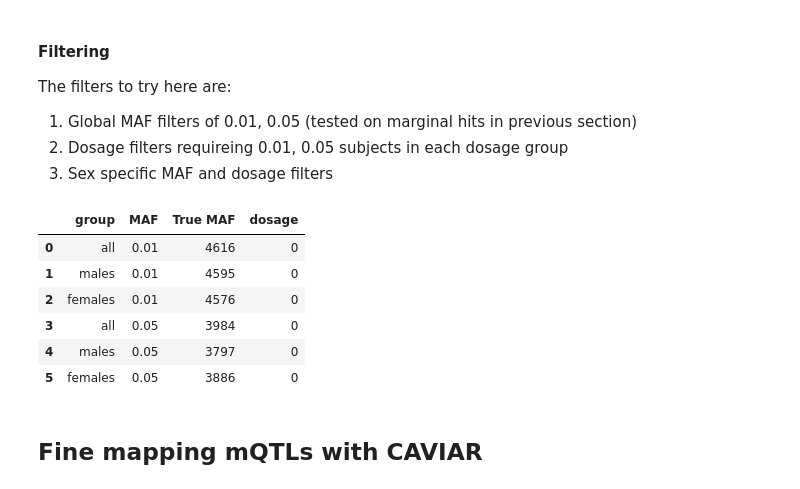
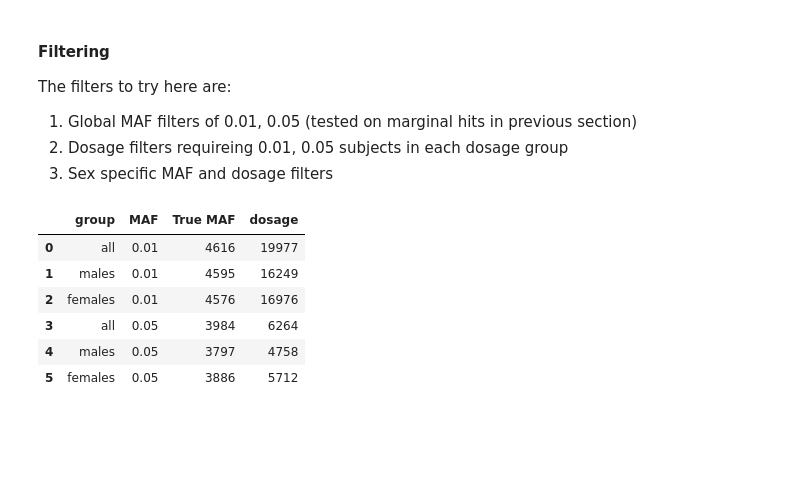
Before and after one commit to wilcas/sex_specific_mQTL, a Jupyter notebook: delahaye_mQTL_analyses/mQTL_exploration_filtering.ipynb, the cells around one changed output. Drawn from its saved outputs; the diff is of its cells as text; code cells hidden in the pictures; blank space fills up the shorter version.

```diff
--- a/delahaye_mQTL_analyses/mQTL_exploration_filtering.ipynb
+++ b/delahaye_mQTL_analyses/mQTL_exploration_filtering.ipynb
@@ -201,9 +202,9 @@ def maf_filter(geno, N, maf): # SNP, genotypes, subjects
 
 def dosage_filter(dosage_freq, N, maf):
     filt = dosage_freq / N
-    filt0 = (filt[[0]] <= maf).to_numpy().flatten() & (filt[[0]] >= (1.0 - maf)).to_numpy().flatten()
-    filt1 = (filt[[1]] <= maf).to_numpy().flatten() & (filt[[1]] >= (1.0 - maf)).to_numpy().flatten()
-    filt2 = (filt[[2]] <= maf).to_numpy().flatten() & (filt[[2]] >= (1.0 - maf)).to_numpy().flatten()
+    filt0 = (filt[[0]] >= maf).to_numpy().flatten() & (filt[[0]] <= (1.0 - maf)).to_numpy().flatten()
+    filt1 = (filt[[1]] >= maf).to_numpy().flatten() & (filt[[1]] <= (1.0 - maf)).to_numpy().flatten()
+    filt2 = (filt[[2]] >= maf).to_numpy().flatten() & (filt[[2]] <= (1.0 - maf)).to_numpy().flatten()
     return dosage_freq.index[filt0 & filt1 & filt2]
 
 male_ix = metadata[metadata['id'] == "Sex"].iloc[:,1:] == 1
@@ -221,38 +222,36 @@ female_05 = maf_filter(genotypes[females], len(females) - 1, 0.05)
 
 
 # Dosage specific filtering
 enum = genotypes.round().melt('SNP')
 male_enum = genotypes[males].round().melt('SNP')
 female_enum = genotypes[females].round().melt('SNP')
 
 dosage = pd.crosstab(enum['SNP'], enum['value'])
 male_dosage = pd.crosstab(male_enum['SNP'], male_enum['value'])
 female_dosage = pd.crosstab(female_enum['SNP'], female_enum['value'])
 
 all_dosage_01 = dosage_filter(dosage, len(genotypes.columns) - 1, 0.01)
 all_dosage_05 = dosage_filter(dosage, len(genotypes.columns) - 1, 0.05)
 male_dosage_01 = dosage_filter(male_dosage, len(males) - 1, 0.01)
 male_dosage_05 = dosage_filter(male_dosage, len(males) - 1, 0.05)
 female_dosage_01 = dosage_filter(female_dosage, len(females) - 1, 0.01)
 female_dosage_05 = dosage_filter(female_dosage, len(females) - 1, 0.05)
 
 # Print a nice table
 result = pd.DataFrame(
     {
         'group': ['all', 'males', 'females','all', 'males', 'females'],
         'MAF' : [0.01,0.01,0.01,0.05,0.05,0.05],
         'True MAF': [len(all_01), len(male_01), len(female_01),len(all_05),len(male_05),len(female_05)],
         'dosage': [len(all_dosage_01), len(male_dosage_01), len(female_dosage_01),len(all_dosage_05),len(male_dosage_05),len(female_dosage_05)]
     }
 )
 result
 # %% [output]
 |  | group | MAF | True MAF | dosage |
-| 0 | all | 0.01 | 4616 | 0 |
-| 1 | males | 0.01 | 4595 | 0 |
-| 2 | females | 0.01 | 4576 | 0 |
-| 3 | all | 0.05 | 3984 | 0 |
-| 4 | males | 0.05 | 3797 | 0 |
-| 5 | females | 0.05 | 3886 | 0 |
+| 0 | all | 0.01 | 4616 | 19977 |
+| 1 | males | 0.01 | 4595 | 16249 |
+| 2 | females | 0.01 | 4576 | 16976 |
+| 3 | all | 0.05 | 3984 | 6264 |
+| 4 | males | 0.05 | 3797 | 4758 |
+| 5 | females | 0.05 | 3886 | 5712 |
-# %% [markdown]
-## Fine mapping mQTLs with CAVIAR
```
Also changed, not shown: parts of 21 cells of this notebook, 2 other files.
